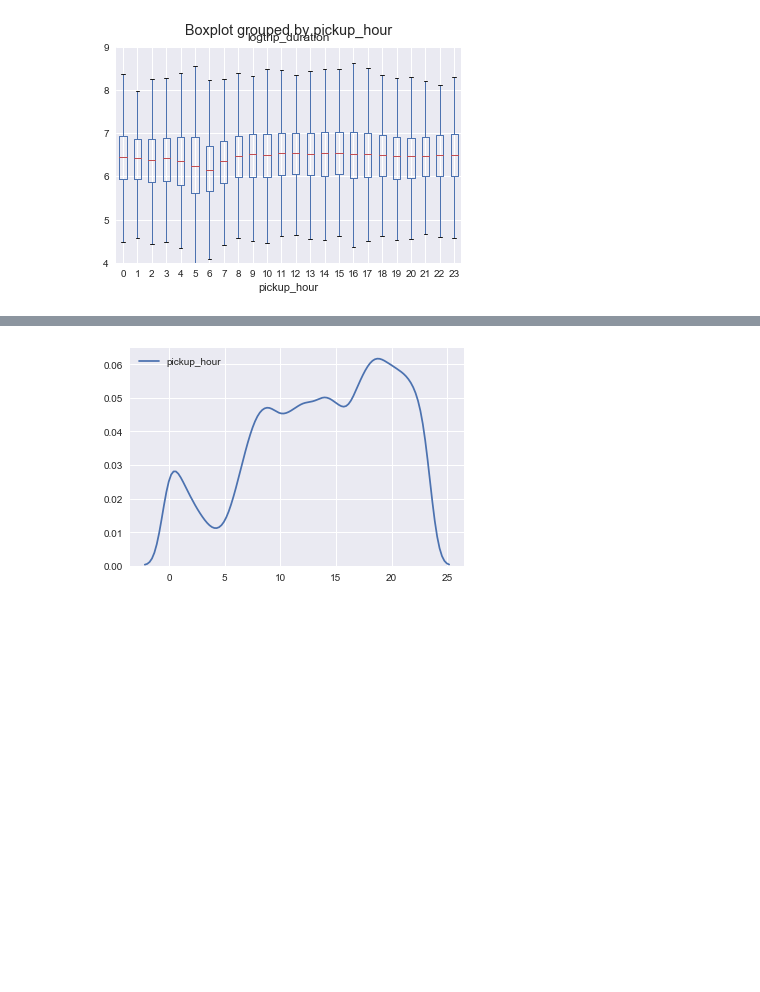
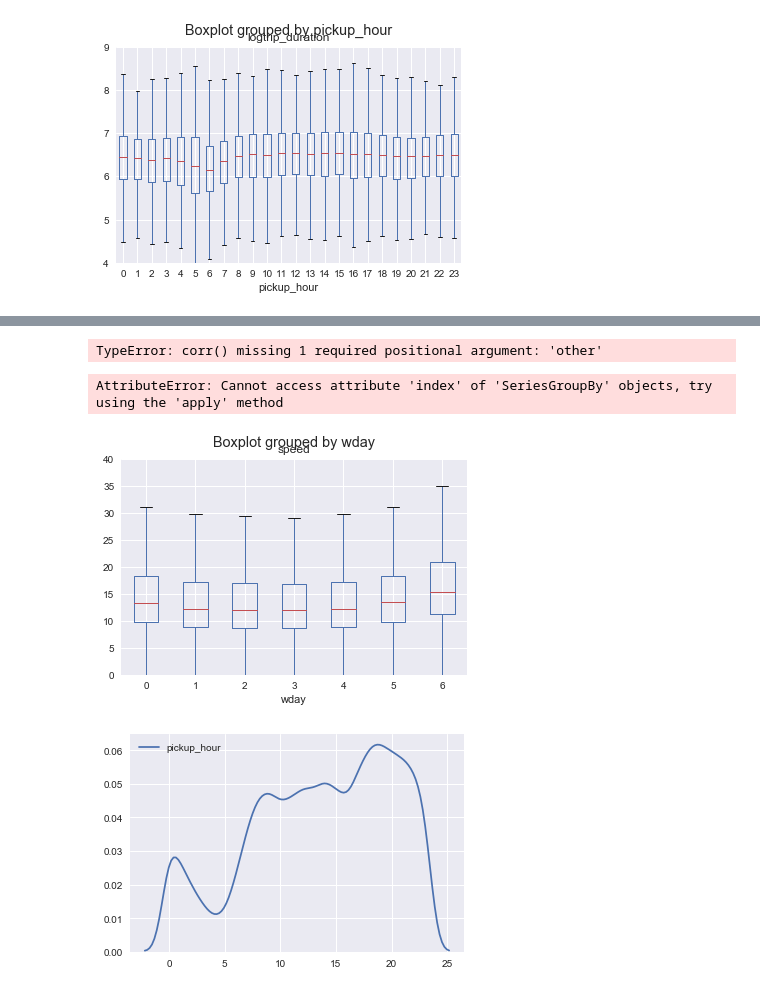
Before and after one commit to GIMINSU/nyc_taxi, a Jupyter notebook: nyc_taxi.ipynb, the cells around one changed output, grey strips where cells are left out. Saved outputs shown, nothing was run; the diff lists cells and outputs as text; code cells hidden in the pictures; blank space fills up the shorter version.

```diff
--- a/nyc_taxi.ipynb
+++ b/nyc_taxi.ipynb
@@ -259,0 +341,7 @@ plt.show()
+# %%
+from statsmodels.datasets.longley import load_pandas
+dfy = load_pandas().endog
+dfX0 = load_pandas().exog
+df = pd.concat([dfy, dfX], axis=1)
+sns.pairplot(dfX0)
+plt.show()
@@ -260,3 +353,19 @@ plt.show()
+# %%
+sns.heatmap(df.speed, df.distance.corr())
+plt.show()
+# %% [output]
+TypeError: corr() missing 1 required positional argument: 'other'
+# %%
+sns.heatmap(, annot=True, fmt="d")
+plt.show()
+# %% [output]
+AttributeError: Cannot access attribute 'index' of 'SeriesGroupBy' objects, try using the 'apply' method
+# %%
+df.boxplot("speed", "wday")
+plt.ylim(0, 40)
+plt.show()
+# %% [output]
+[figure, added]
 # %%
 sns.kdeplot(df.pickup_hour) # kernel density grahp (높이(x가 뽑힐 확률)는 큰 의미 없음, 넓이가 중요(넓이의 합은 1))
 plt.show()
```
Also changed, not shown: parts of 153 cells of this notebook.
